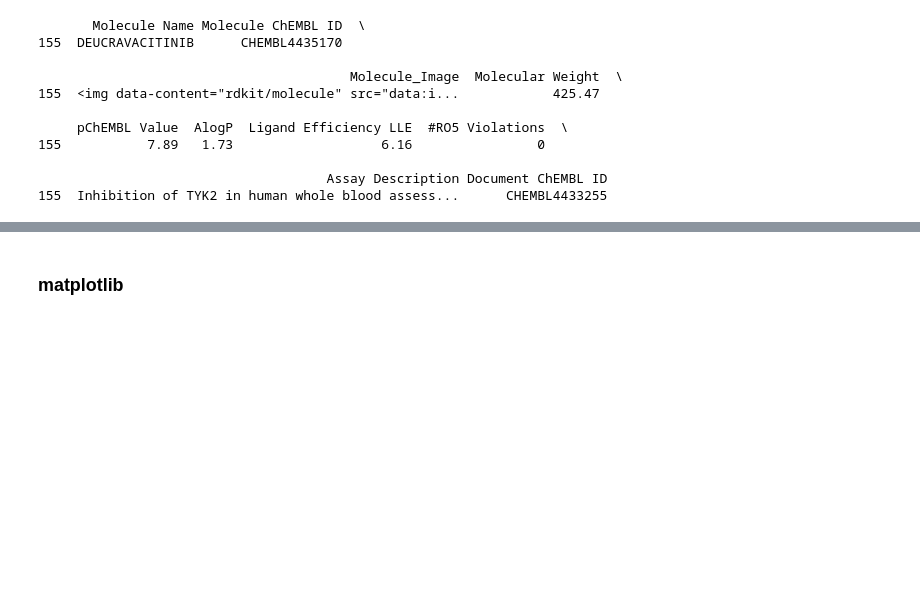
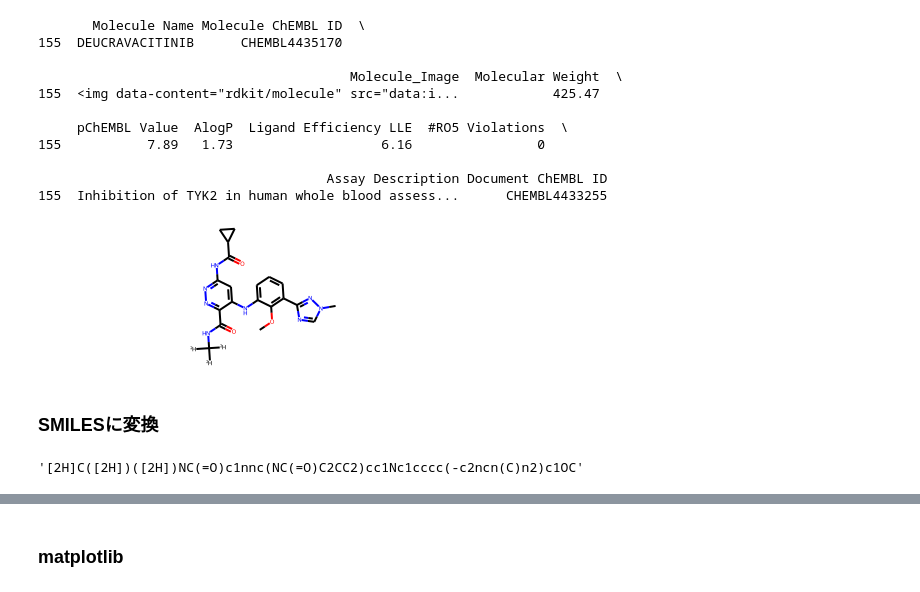
Before and after one commit to keetane/PDB, a Jupyter notebook: ChEMBL2.ipynb, the cells around one changed output, grey strips where cells are left out. Drawn from its saved outputs; the diff is of its cells as text; code cells hidden in the pictures; blank space fills up the shorter version.

```diff
--- a/ChEMBL2.ipynb
+++ b/ChEMBL2.ipynb
@@ -246,3 +262,13 @@ df[df['Molecule Name']==name].filter(items=[
 
                                      Assay Description Document ChEMBL ID
 155  Inhibition of TYK2 in human whole blood assess...      CHEMBL4433255
+# %%
+df['Molecule_Image'].iloc[155]
+# %% [output]
+[figure, added]
+# %% [markdown]
+### SMILESに変換
+# %%
+Chem.MolToSmiles(df['Molecule_Image'].iloc[155])
+# %% [output]
+'[2H]C([2H])([2H])NC(=O)c1nnc(NC(=O)C2CC2)cc1Nc1cccc(-c2ncn(C)n2)c1OC'
```
Also changed, not shown: parts of 15 cells of this notebook.
